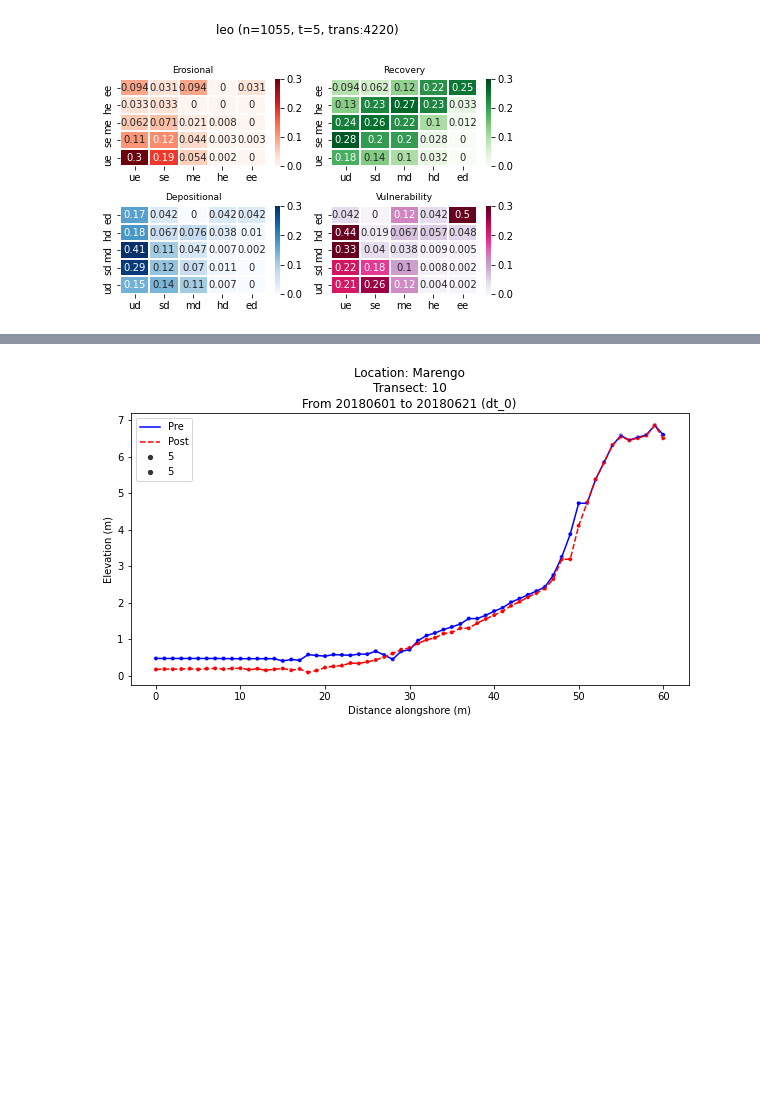
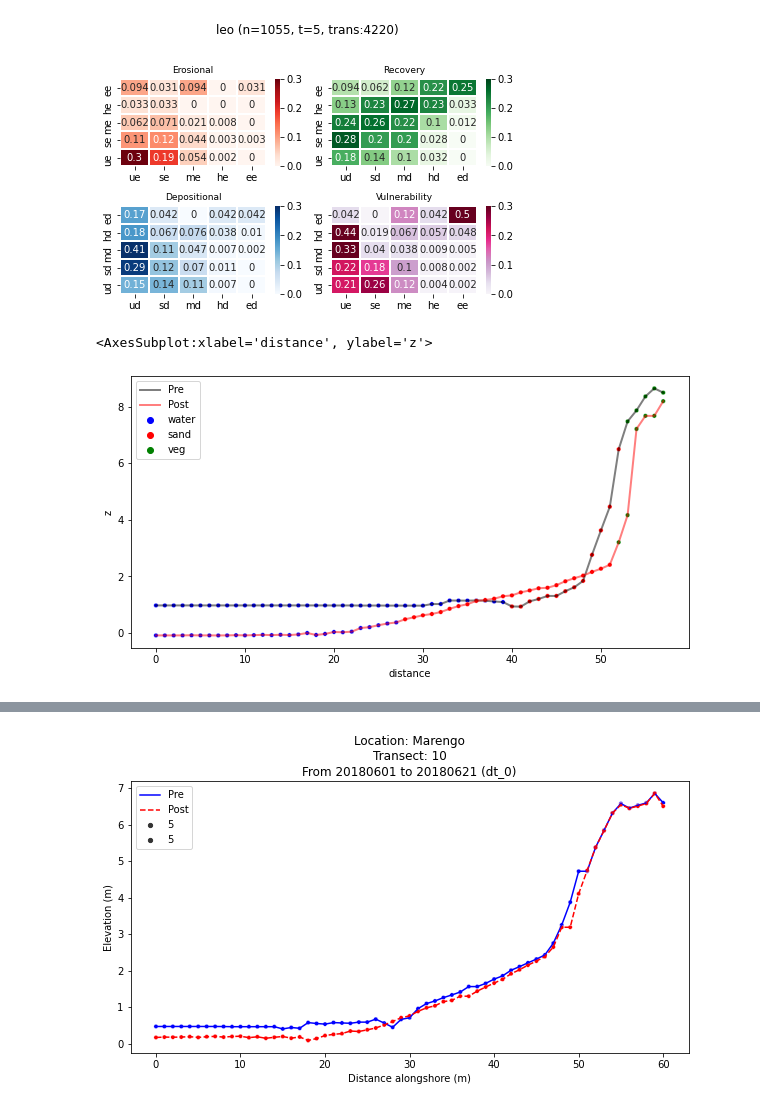
Before and after one commit to npucino/sandpyper, a Jupyter notebook: examples/Example_1_Profile_extraction-CLASS.ipynb, the cells around one changed output, grey strips where cells are left out. Drawn from its saved outputs; the diff is of its cells as text; code cells hidden in the pictures; blank space fills up the shorter version.

```diff
--- a/examples/Example_1_Profile_extraction-CLASS.ipynb
+++ b/examples/Example_1_Profile_extraction-CLASS.ipynb
@@ -683,0 +761,22 @@ colors_dict={"mar":'r',        # if you use multiple locations, then dictionary
+# %%
+palette ={"sand": "r", "water": "b", "veg": "g", "no_sand": "k"}
+# %%
+location='mar'
+from_date=20180601
+to_date=20180621
+tr_id=15
+
+from_classed=D.ProfileSet.profiles.query(f"location=='{location}' and tr_id=={tr_id} and raw_date=='{str(from_date)}'")
+to_classed=D.ProfileSet.profiles.query(f"location=='{location}' and tr_id=={tr_id} and raw_date=='{str(to_date)}'")
+
+f,ax=plt.subplots(1, figsize=(10,5))
+
+sb.scatterplot(data=from_classed, x="distance", y='z', s=20, alpha=1, hue='pt_class',palette=palette)
+sb.lineplot(data=from_classed,x="distance", y='z', color='k', alpha=.5,label='Pre', linewidth=2)
+
+
+sb.scatterplot(data=to_classed, x="distance", y='z', s=20, alpha=1, hue='pt_class', legend=False, palette=palette)
+sb.lineplot(data=to_classed,x="distance",y='z', color='r', alpha=.5, linewidth=2, label='Post')
+# %% [output]
+<AxesSubplot:xlabel='distance', ylabel='z'>
+[figure, added]
```
Also changed, not shown: parts of 7 cells of this notebook, 1 other file.
